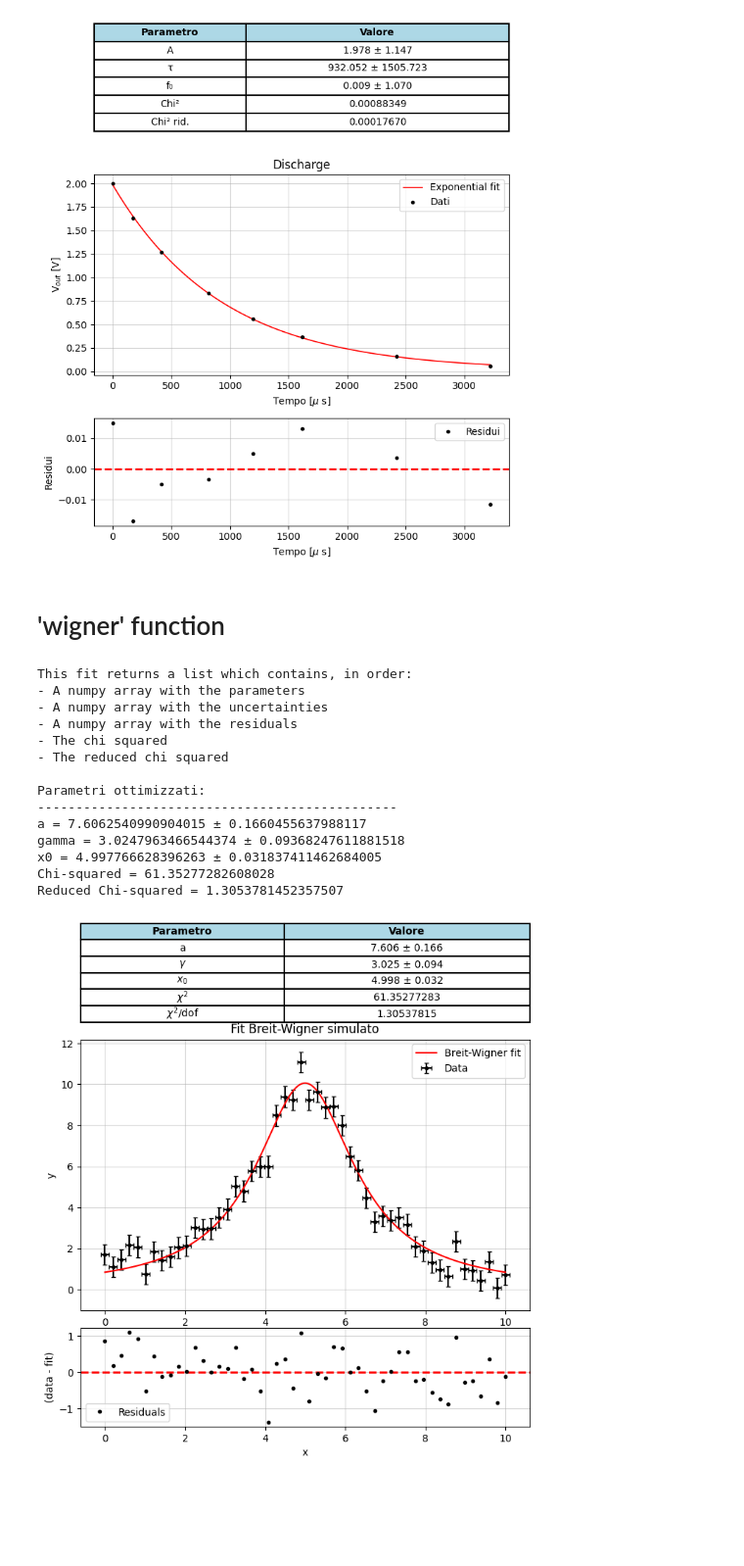
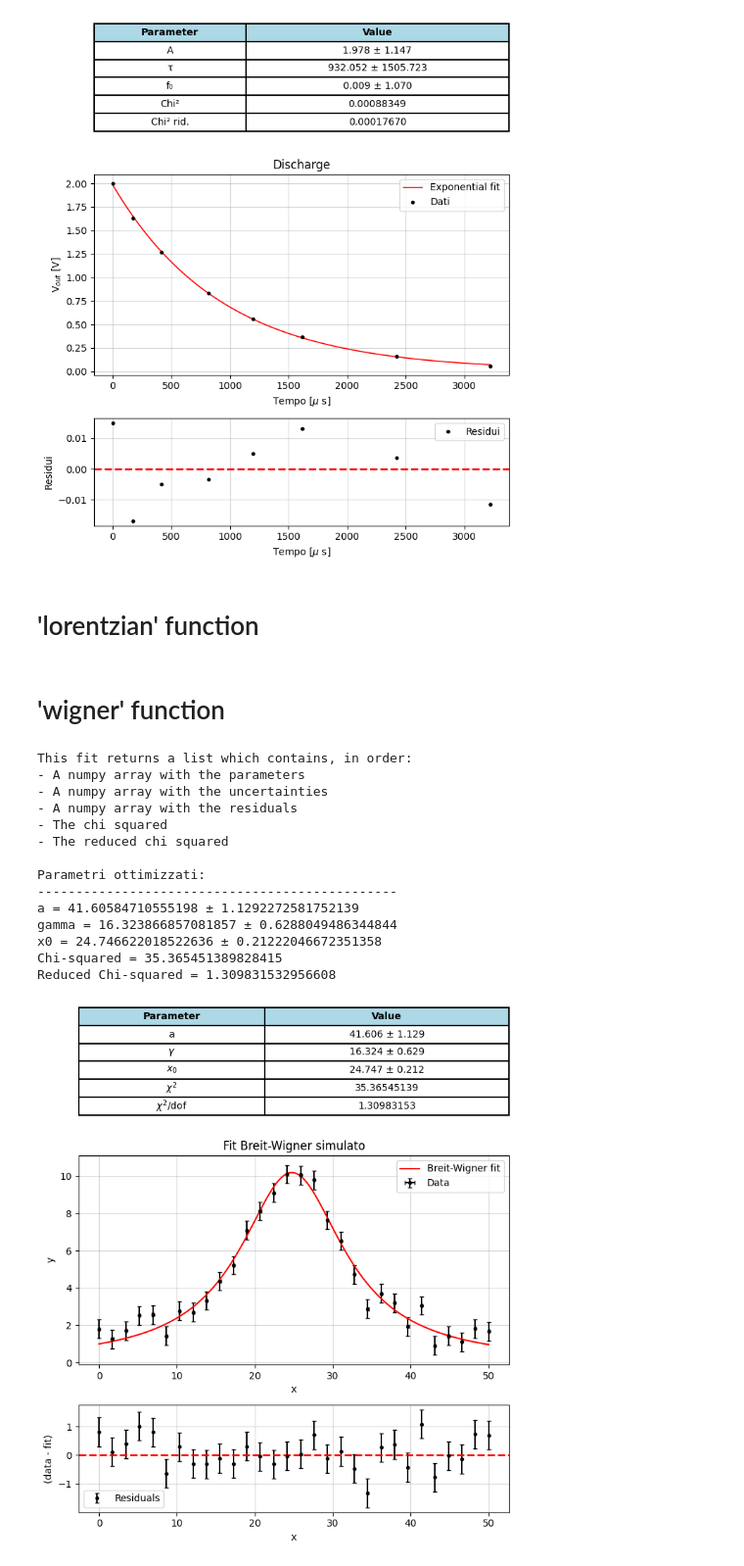
Before and after one commit to b3n3d3tt4/basics, a Jupyter notebook: bfexamples.ipynb, the cells around one changed output. Shown at 98% size. Cells and saved outputs as stored; diff of their text form; code cells hidden in the pictures; blank space fills up the shorter version.

Commit message:
sistemata lorentzian e breit plot + tradotte label tabelle plot

```diff
--- a/bfexamples.ipynb
+++ b/bfexamples.ipynb
@@ -113,3 +113,5 @@ f0 = 0.00901793095945997 ± 1.0695749784240103
 Chi-squared = 0.0008834851009368481
 Reduced Chi-squared = 0.00017669702018736962
 [figure]
+# %% [markdown]
+# 'lorentzian' function
@@ -118,40 +142,40 @@ Reduced Chi-squared = 0.00017669702018736962
 # %%
 # Breit-Wigner definitio for the generation of the fake data
 def wigner(x, a, gamma, x0):
     return a * gamma**2 / ((x - x0)**2 + gamma**2)
 
 # Real parameters (to generate synthetic data)
 a_true = 10
-gamma_true = 1.5
-x0_true = 5.0
+gamma_true = 8
+x0_true = 25.0
 
 # Data generation with noise
 np.random.seed(0)
-x = np.linspace(0, 10, 50)
+x = np.linspace(0, 50, 30)
 y_clean = wigner(x, a_true, gamma_true, x0_true)
 noise = np.random.normal(0, 0.5, size=x.shape)
 y = y_clean + noise
 
 # Simulated errors
 sy = np.full_like(y, 0.5)
 sx = np.full_like(x, 0.1)
 
 # Test of the Breit-Wigner fit function
 prova_breit = bf.breitwigner(x, y, sx=sx, sy=sy, xlabel="x", ylabel="y", titolo="Fit Breit-Wigner simulato", plot=True)
 # %% [output]
 This fit returns a list which contains, in order:
 - A numpy array with the parameters
 - A numpy array with the uncertainties
 - A numpy array with the residuals
 - The chi squared
 - The reduced chi squared
 
 Parametri ottimizzati:
 -----------------------------------------------
-a = 7.6062540990904015 ± 0.1660455637988117
-gamma = 3.0247963466544374 ± 0.09368247611881518
-x0 = 4.997766628396263 ± 0.031837411462684005
-Chi-squared = 61.35277282608028
-Reduced Chi-squared = 1.3053781452357507
+a = 41.60584710555198 ± 1.1292272581752139
+gamma = 16.323866857081857 ± 0.6288049486344844
+x0 = 24.746622018522636 ± 0.21222046672351358
+Chi-squared = 35.365451389828415
+Reduced Chi-squared = 1.309831532956608
-[figure, old version]
+[figure, new version]
 # %% [markdown]
```
Also changed, not shown: parts of 6 cells of this notebook, 2 other files.
